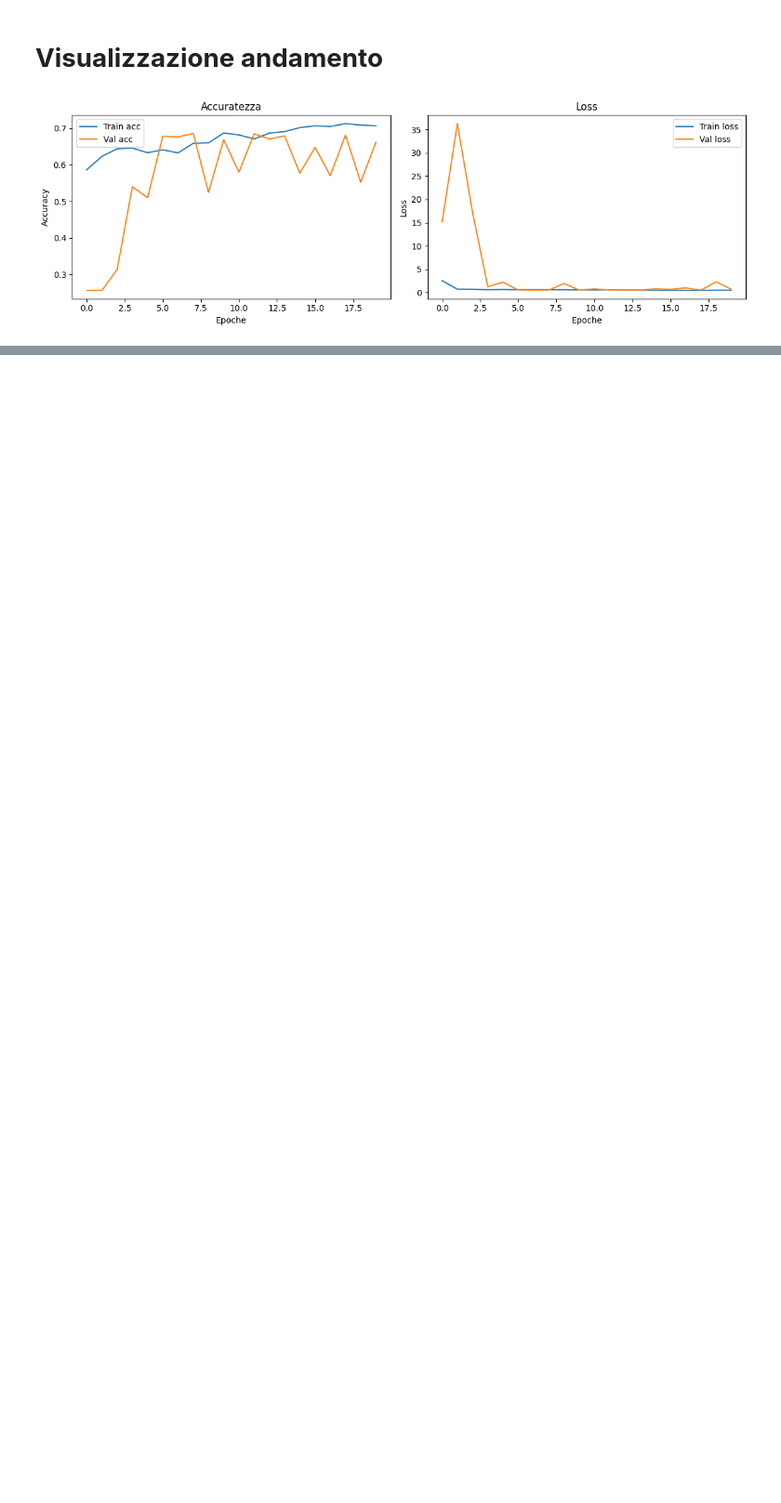
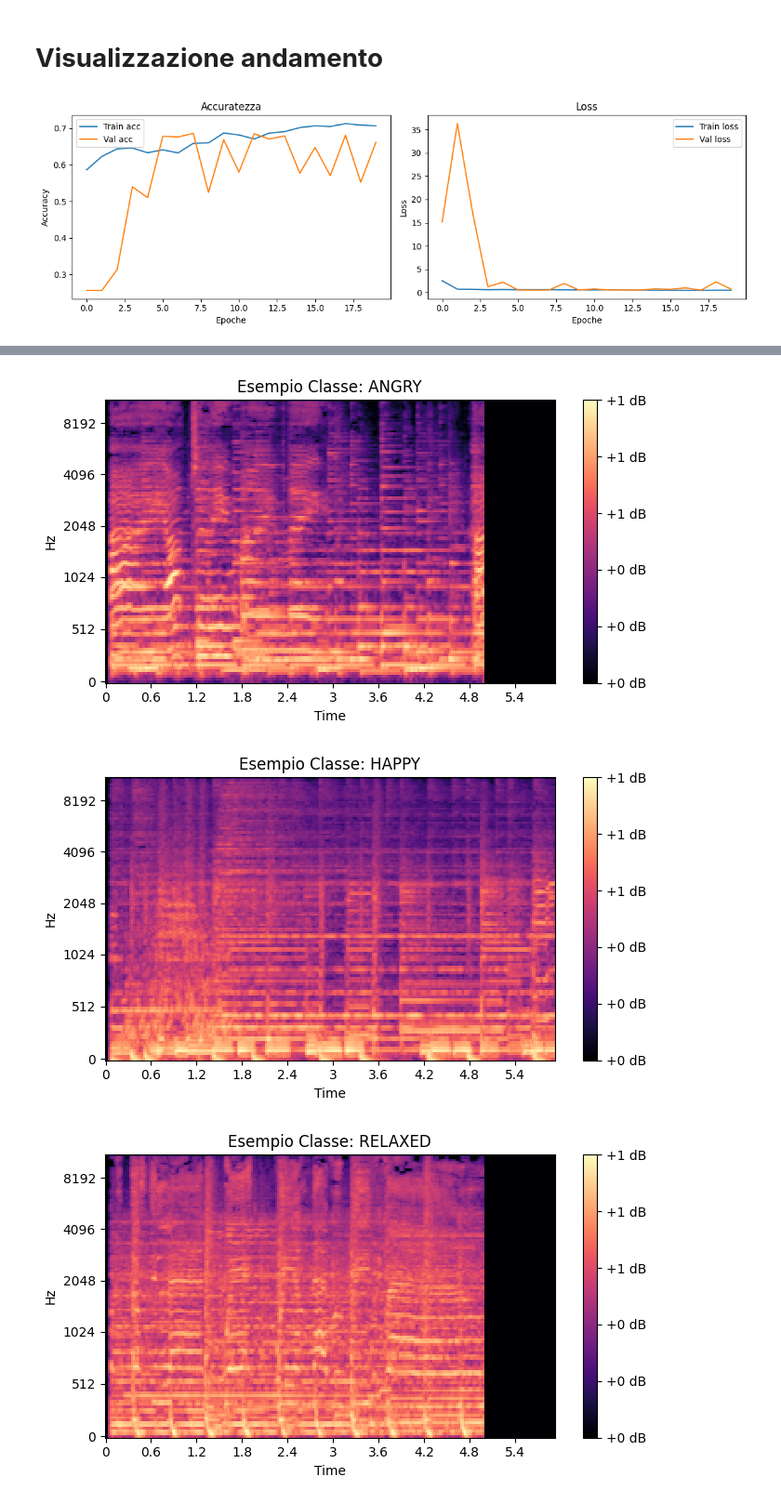
Before and after one commit to Lucazere00/music_emotion_recognition, a Jupyter notebook: music_emotion_recognition.ipynb, the cells around one changed output, grey strips where cells are left out. Shown at 93% size. Drawn from its saved outputs; the diff is of its cells as text; code cells hidden in the pictures; blank space fills up the shorter version.

```diff
--- a/music_emotion_recognition.ipynb
+++ b/music_emotion_recognition.ipynb
@@ -392,0 +406,33 @@ plt.show()
+# %%
+import matplotlib.pyplot as plt
+import librosa.display
+import numpy as np
+
+# 1. Otteniamo i nomi unici delle classi (es. ['angry', 'happy', 'relaxed', 'sad'])
+classi_uniche = label_encoder.classes_
+
+# 2. Creiamo il plot
+for classe in classi_uniche:
+    # Trova gli indici di tutte le canzoni che appartengono a questa classe
+    # y_encoded sono le etichette numeriche (0, 1, 2, 3)
+    indice_classe = np.where(label_encoder.inverse_transform(y_encoded) == classe)[0]
+
+    # Prendiamo il primo indice trovato per questa classe
+    i = indice_classe[0]
+
+    plt.figure(figsize=(7, 4))
+    # Visualizziamo lo spettrogramma da X
+    librosa.display.specshow(X[i][:,:,0], sr=22050, hop_length=512, x_axis='time', y_axis='mel')
+
+    plt.colorbar(format='%+2.0f dB')
+    plt.title(f"Esempio Classe: {classe.upper()}")
+    plt.tight_layout()
+
+    # Salva con nome specifico per classe (opzionale)
+    #plt.savefig(f'/content/music_emtion_recognition/mel_{classe}.png')
+
+    plt.show()
+# %% [output]
+[figure, added]
+[figure, added]
+[figure, added]
```
Also changed, not shown: parts of 12 cells of this notebook.
